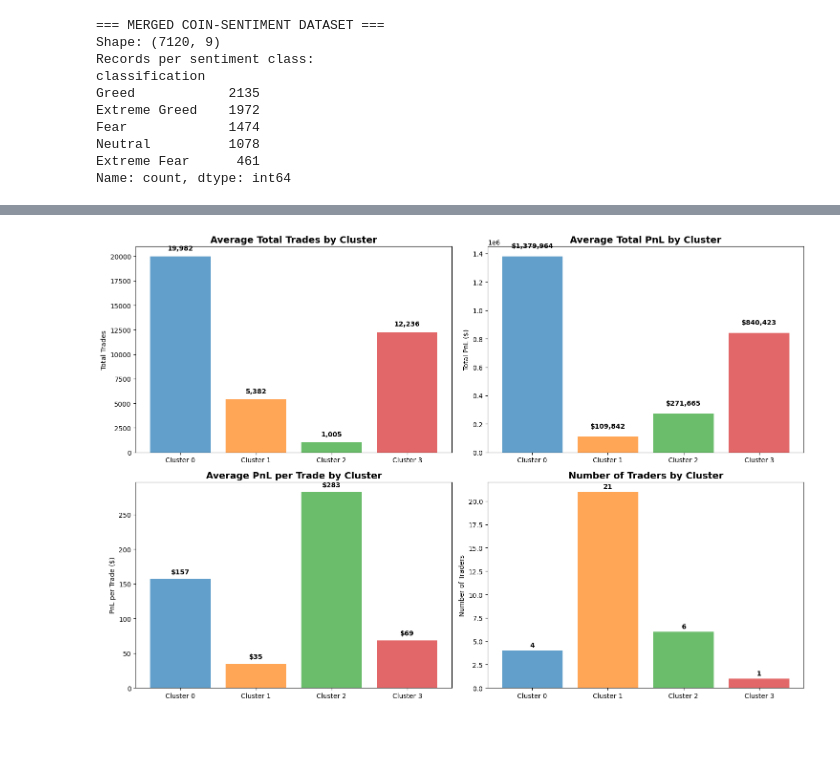
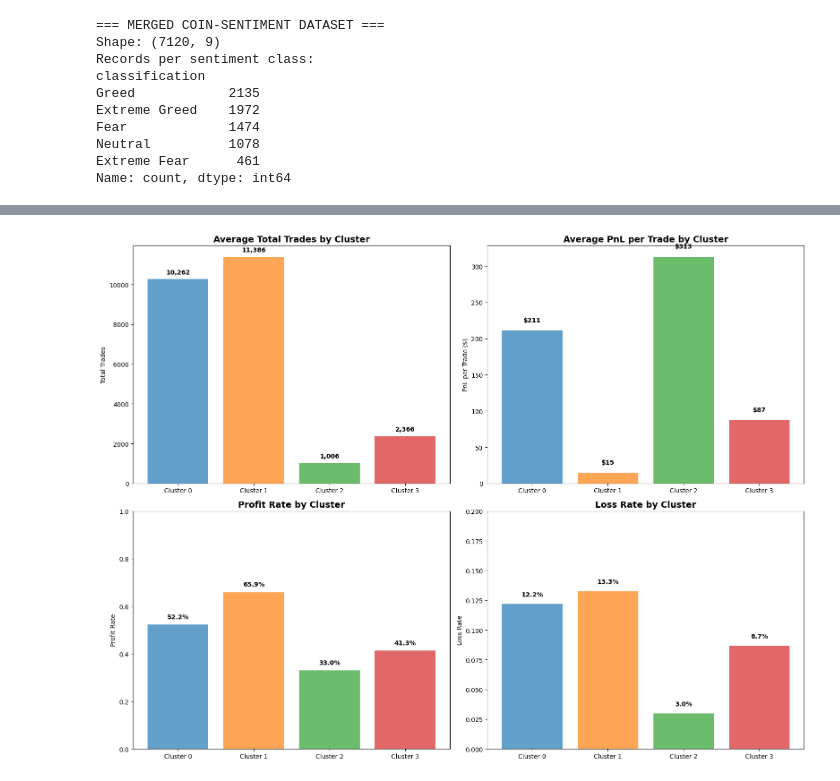
Before and after one commit to sumitpatel-2322/Trading_behaviour, a Jupyter notebook: notebooks/03_Relation.ipynb, the cells around one changed output, grey strips where cells are left out. Cells and saved outputs as stored; diff of their text form; code cells hidden in the pictures; blank space fills up the shorter version.

Commit message:
Used Profit and Loss criteria for enhanced analysis and better outcomes

```diff
--- a/notebooks/03_Relation.ipynb
+++ b/notebooks/03_Relation.ipynb
@@ -351,52 +415,65 @@ Neutral          3869.91  193.86  4060.40  38133.05
 # %%
-# Extract cluster data from your results
+# Extract NEW cluster data from your enhanced clustering results
 cluster_data = {
-    'Cluster 0': {'Total_Trades': 19981.75, 'Total_PnL': 1379964.19, 'Total_Volume': 65096244, 'Avg_PnL_per_Trade': 157.44, 'Count': 4},
-    'Cluster 1': {'Total_Trades': 5382.33, 'Total_PnL': 109842.26, 'Total_Volume': 23278893, 'Avg_PnL_per_Trade': 34.85, 'Count': 21},
-    'Cluster 2': {'Total_Trades': 1005.33, 'Total_PnL': 271665.37, 'Total_Volume': 3511525, 'Avg_PnL_per_Trade': 282.62, 'Count': 6},
-    'Cluster 3': {'Total_Trades': 12236, 'Total_PnL': 840422.56, 'Total_Volume': 42087656, 'Avg_PnL_per_Trade': 68.68, 'Count': 1}
+    'Cluster 0': {
+        'Total_Trades': 10262.33, 'Total_PnL': 1528012, 'Total_Volume': 179705800,
+        'Avg_PnL_per_Trade': 211.10, 'Count': 3, 'Loss_Rate': 0.122, 'Profit_Rate': 0.522, 'Neutral_Rate': 0.356
+    },
+    'Cluster 1': {
+        'Total_Trades': 11385.85, 'Total_PnL': 210717, 'Total_Volume': 30707940,
+        'Avg_PnL_per_Trade': 14.90, 'Count': 13, 'Loss_Rate': 0.133, 'Profit_Rate': 0.659, 'Neutral_Rate': 0.208
+    },
+    'Cluster 2': {
+        'Total_Trades': 1006.25, 'Total_PnL': 281948, 'Total_Volume': 2183210,
+        'Avg_PnL_per_Trade': 312.75, 'Count': 4, 'Loss_Rate': 0.030, 'Profit_Rate': 0.330, 'Neutral_Rate': 0.640
+    },
+    'Cluster 3': {
+        'Total_Trades': 2366.33, 'Total_PnL': 153818, 'Total_Volume': 20344500,
+        'Avg_PnL_per_Trade': 87.33, 'Count': 12, 'Loss_Rate': 0.087, 'Profit_Rate': 0.413, 'Neutral_Rate': 0.500
+    }
 }
 
-# Create grouped bar chart
-fig, ((ax1, ax2), (ax3, ax4)) = plt.subplots(2, 2, figsize=(15, 10))
-
+# Create enhanced visualization with performance rates
+fig, ((ax1, ax2), (ax3, ax4)) = plt.subplots(2, 2, figsize=(16, 12))
 clusters = ['Cluster 0', 'Cluster 1', 'Cluster 2', 'Cluster 3']
 colors = ['#1f77b4', '#ff7f0e', '#2ca02c', '#d62728']
 
 # 1. Total Trades by Cluster
 trades_data = [cluster_data[c]['Total_Trades'] for c in clusters]
 ax1.bar(clusters, trades_data, color=colors, alpha=0.7)
 ax1.set_title('Average Total Trades by Cluster', fontsize=14, fontweight='bold')
 ax1.set_ylabel('Total Trades')
 for i, v in enumerate(trades_data):
-    ax1.text(i, v + 500, f'{v:,.0f}', ha='center', va='bottom', fontweight='bold')
+    ax1.text(i, v + 200, f'{v:,.0f}', ha='center', va='bottom', fontweight='bold')
 
-# 2. Total PnL by Cluster
-pnl_data = [cluster_data[c]['Total_PnL'] for c in clusters]
-ax2.bar(clusters, pnl_data, color=colors, alpha=0.7)
-ax2.set_title('Average Total PnL by Cluster', fontsize=14, fontweight='bold')
-ax2.set_ylabel('Total PnL ($)')
-for i, v in enumerate(pnl_data):
-    ax2.text(i, v + 50000, f'${v:,.0f}', ha='center', va='bottom', fontweight='bold')
+# 2. Average PnL per Trade by Cluster
+avg_pnl_data = [cluster_data[c]['Avg_PnL_per_Trade'] for c in clusters]
+ax2.bar(clusters, avg_pnl_data, color=colors, alpha=0.7)
+ax2.set_title('Average PnL per Trade by Cluster', fontsize=14, fontweight='bold')
+ax2.set_ylabel('PnL per Trade ($)')
+for i, v in enumerate(avg_pnl_data):
+    ax2.text(i, v + 10, f'${v:.0f}', ha='center', va='bottom', fontweight='bold')
 
-# 3. Average PnL per Trade by Cluster
-avg_pnl_data = [cluster_data[c]['Avg_PnL_per_Trade'] for c in clusters]
-ax3.bar(clusters, avg_pnl_data, color=colors, alpha=0.7)
-ax3.set_title('Average PnL per Trade by Cluster', fontsize=14, fontweight='bold')
-ax3.set_ylabel('PnL per Trade ($)')
-for i, v in enumerate(avg_pnl_data):
-    ax3.text(i, v + 5, f'${v:.0f}', ha='center', va='bottom', fontweight='bold')
+# 3. NEW: Profit Rate by Cluster
+profit_rate_data = [cluster_data[c]['Profit_Rate'] for c in clusters]
+ax3.bar(clusters, profit_rate_data, color=colors, alpha=0.7)
+ax3.set_title('Profit Rate by Cluster', fontsize=14, fontweight='bold')
+ax3.set_ylabel('Profit Rate')
+ax3.set_ylim(0, 1)
+for i, v in enumerate(profit_rate_data):
+    ax3.text(i, v + 0.02, f'{v:.1%}', ha='center', va='bottom', fontweight='bold')
 
-# 4. Cluster Size (Number of Traders)
-count_data = [cluster_data[c]['Count'] for c in clusters]
-ax4.bar(clusters, count_data, color=colors, alpha=0.7)
-ax4.set_title('Number of Traders by Cluster', fontsize=14, fontweight='bold')
-ax4.set_ylabel('Number of Traders')
-for i, v in enumerate(count_data):
-    ax4.text(i, v + 0.2, f'{v}', ha='center', va='bottom', fontweight='bold')
+# 4. NEW: Loss Rate by Cluster
+loss_rate_data = [cluster_data[c]['Loss_Rate'] for c in clusters]
+ax4.bar(clusters, loss_rate_data, color=colors, alpha=0.7)
+ax4.set_title('Loss Rate by Cluster', fontsize=14, fontweight='bold')
+ax4.set_ylabel('Loss Rate')
+ax4.set_ylim(0, 0.2)
+for i, v in enumerate(loss_rate_data):
+    ax4.text(i, v + 0.005, f'{v:.1%}', ha='center', va='bottom', fontweight='bold')
 
 plt.tight_layout()
 plt.show()
 # %% [output]
-[figure, old version]
+[figure, new version]
 # %%
```
Also changed, not shown: parts of 18 cells of this notebook.
